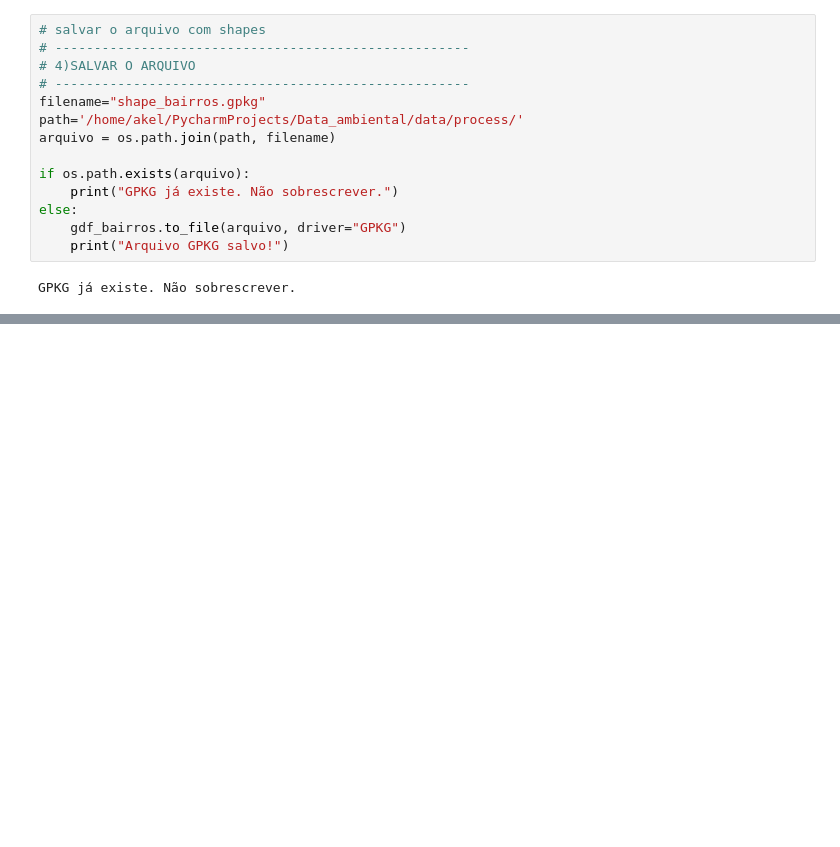
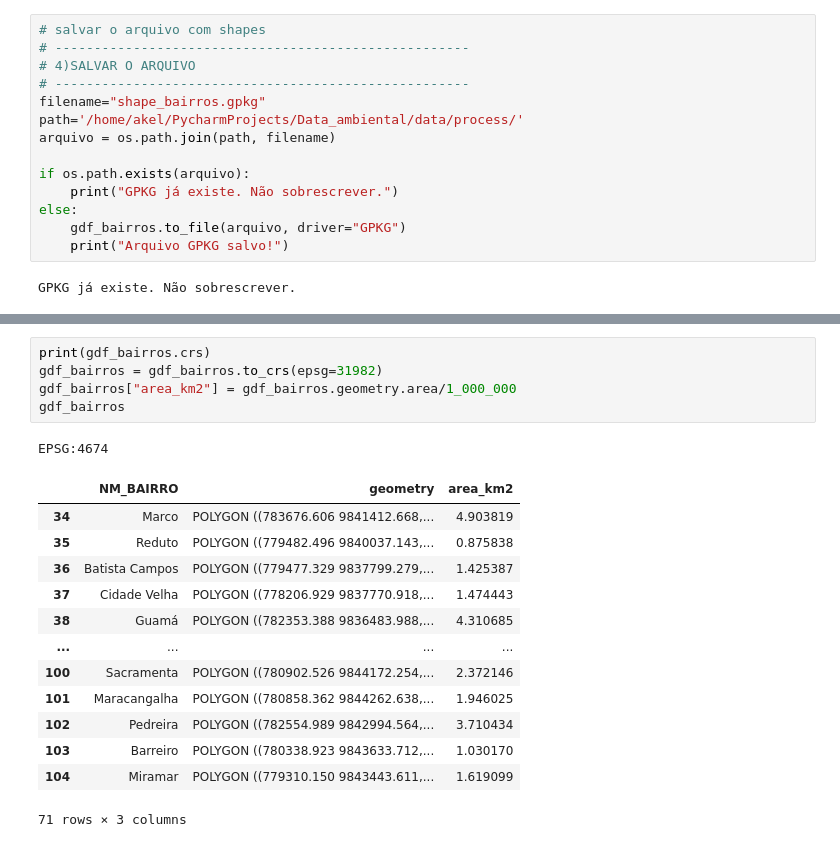
Before and after one commit to albertoakel/data_ambiental, a Jupyter notebook: notebook/plotar_bairros_belem.ipynb, the cells around one changed output, grey strips where cells are left out. Drawn from its saved outputs; the diff is of its cells as text; blank space fills up the shorter version.

```diff
--- a/notebook/plotar_bairros_belem.ipynb
+++ b/notebook/plotar_bairros_belem.ipynb
@@ -58,3 +74,23 @@ folium.GeoJson(gdf_bairros).add_to(m)
 m
 # %% [output]
 [interactive output not drawn]
+# %%
+print(gdf_bairros.crs)
+gdf_bairros = gdf_bairros.to_crs(epsg=31982)
+gdf_bairros["area_km2"] = gdf_bairros.geometry.area/1_000_000
+gdf_bairros
+# %% [output]
+EPSG:4674
+|  | NM_BAIRRO | geometry | area_km2 |
+| 34 | Marco | POLYGON ((783676.606 9841412.668,... | 4.903819 |
+| 35 | Reduto | POLYGON ((779482.496 9840037.143,... | 0.875838 |
+| 36 | Batista Campos | POLYGON ((779477.329 9837799.279,... | 1.425387 |
+| 37 | Cidade Velha | POLYGON ((778206.929 9837770.918,... | 1.474443 |
+| 38 | Guamá | POLYGON ((782353.388 9836483.988,... | 4.310685 |
+| ... | ... | ... | ... |
+| 100 | Sacramenta | POLYGON ((780902.526 9844172.254,... | 2.372146 |
+| 101 | Maracangalha | POLYGON ((780858.362 9844262.638,... | 1.946025 |
+| 102 | Pedreira | POLYGON ((782554.989 9842994.564,... | 3.710434 |
+| 103 | Barreiro | POLYGON ((780338.923 9843633.712,... | 1.030170 |
+| 104 | Miramar | POLYGON ((779310.150 9843443.611,... | 1.619099 |
+71 rows × 3 columns
```
Also changed, not shown: parts of 6 cells of this notebook, 8 other files.
